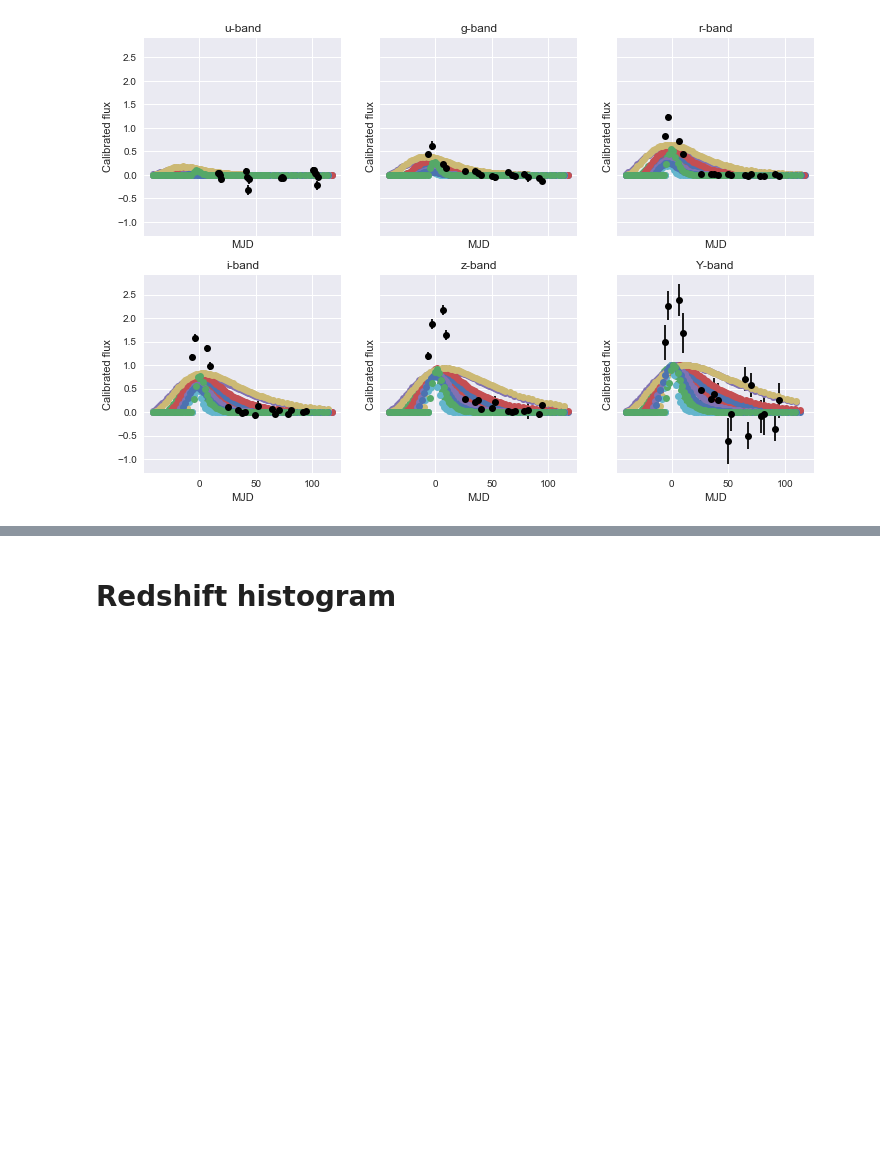
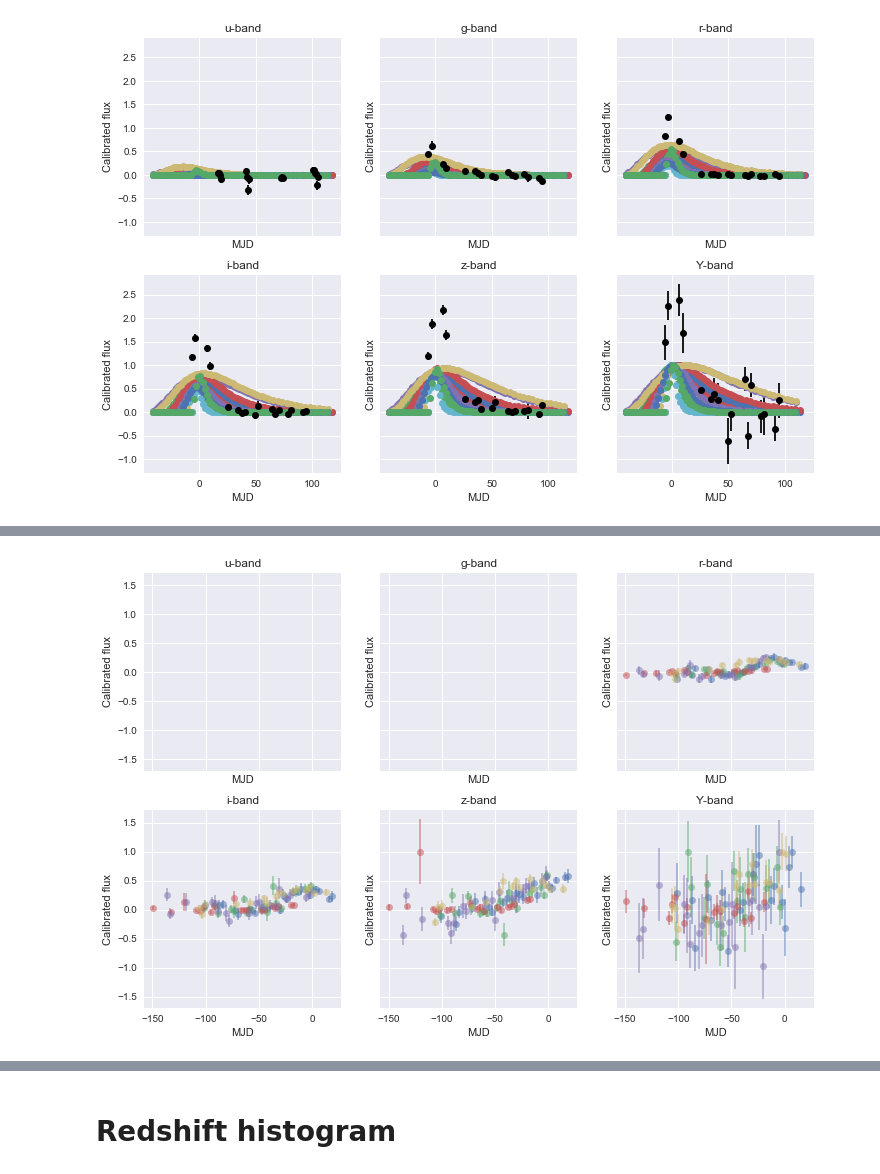
Before and after one commit to emilleishida/PLAsTiCC_Validation, a Jupyter notebook: pkl/MODEL03/PLAsTiCC_validation_MODEL03.ipynb, the cells around one changed output, grey strips where cells are left out. Saved outputs shown, nothing was run; the diff lists cells and outputs as text; code cells hidden in the pictures; blank space fills up the shorter version.

Commit message:
Adding some of the code used to look at high redshifts

```diff
--- a/pkl/MODEL03/PLAsTiCC_validation_MODEL03.ipynb
+++ b/pkl/MODEL03/PLAsTiCC_validation_MODEL03.ipynb
@@ -517,0 +484,13 @@ np.where((0.1 < X.z) & (X.z < 0.2))
+# %%
+trun, = np.where((1.01 < X.z) & (X.z < 1.02))
+trun_ideal, = np.where((1.14 < X1.z) & (X1.z < 1.15))
+
+high_red_idx = X.iloc[trun].index
+fig, axes = plt.subplots(2, 3, sharex=True, sharey=True, figsize=(12, 8))
+for i in trun: #X.iloc[trun].index:
+    plot_lightcurves(i, X)
+
+#print(X.iloc[trun]['mjd_r'])
+#plt.plot(X.iloc[trun]['mjd_r'])
+# %% [output]
+[figure, added]
```
Also changed, not shown: parts of 17 cells of this notebook.
